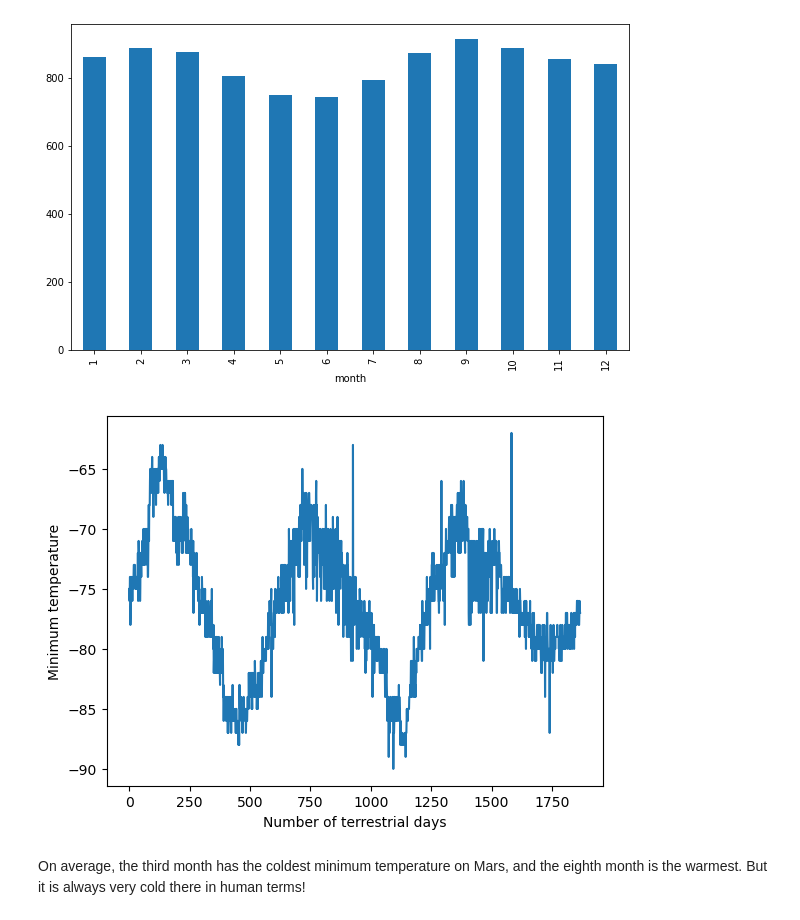
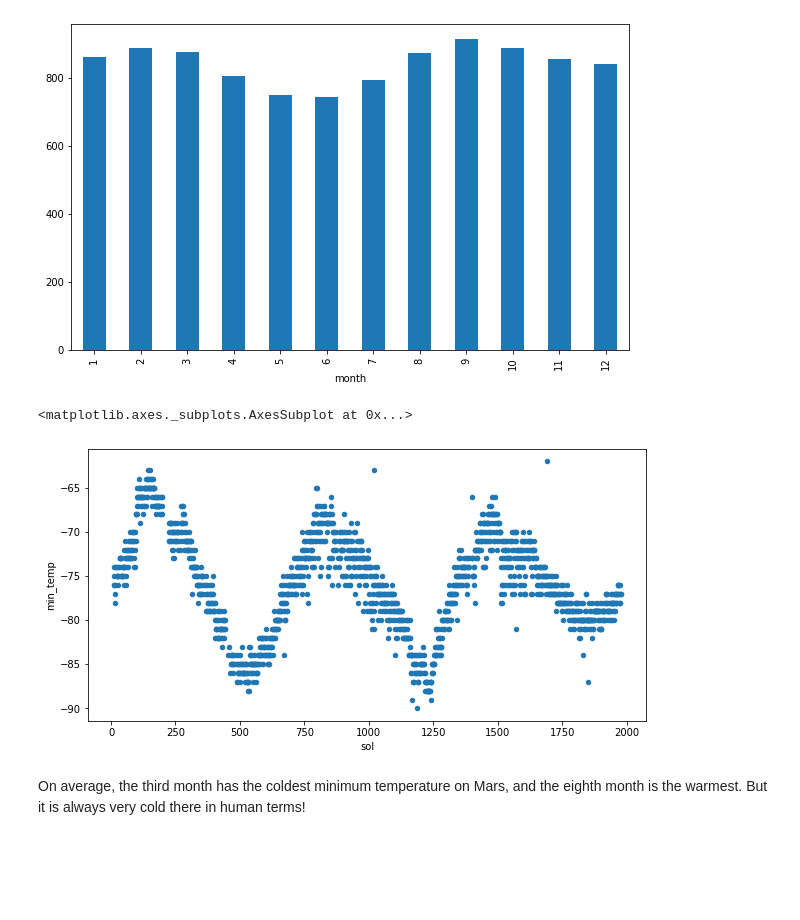
Before and after one commit to kottonxie/scrape_challenge, a Jupyter notebook: part_2_mars_weather.ipynb, the cells around one changed output. Cells and saved outputs as stored; diff of their text form; code cells hidden in the pictures; blank space fills up the shorter version.

```diff
--- a/part_2_mars_weather.ipynb
+++ b/part_2_mars_weather.ipynb
@@ -229,10 +229,14 @@ avg_pressure.plot(kind='bar', figsize=(10,6), x = 'month', y='Atmospheric Pressu
 # %% [output]
 <matplotlib.axes._subplots.AxesSubplot at 0x...>
 [figure]
+# %%
+mars_days_temp = mars_df[['sol','min_temp']]
 # %%
 # 5. How many terrestrial (earth) days are there in a Martian year?
+mars_days_temp.plot.scatter(x="sol", y="min_temp", figsize=(10, 5))
 # %% [output]
+<matplotlib.axes._subplots.AxesSubplot at 0x...>
-[figure, old version]
+[figure, new version]
 # %% [markdown]
 On average, the third month has the coldest minimum temperature on Mars, and the eighth month is the warmest. But it is always very cold there in human terms!
 # %% [markdown]
```
Also changed, not shown: parts of 1 cell of this notebook.
